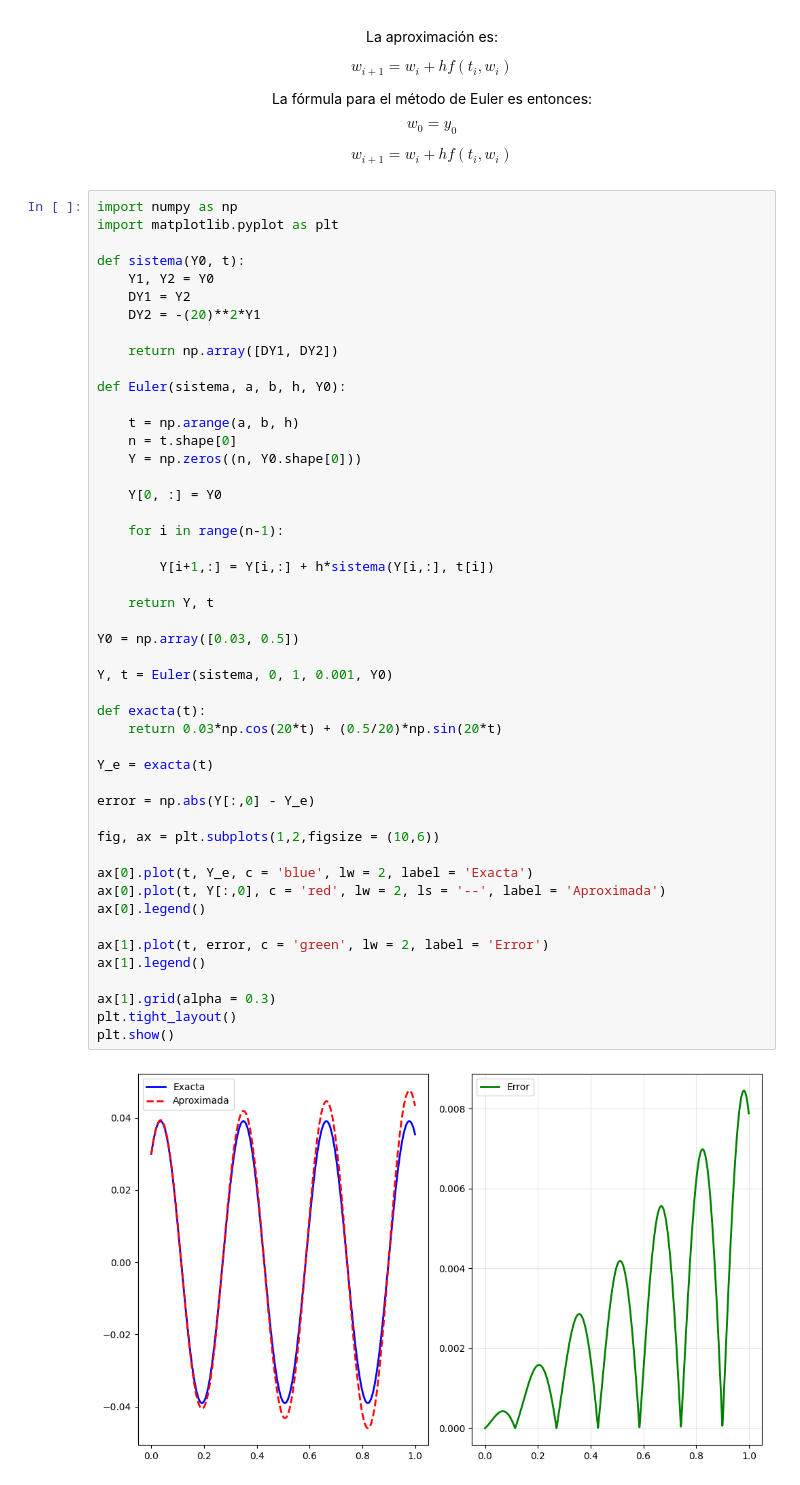
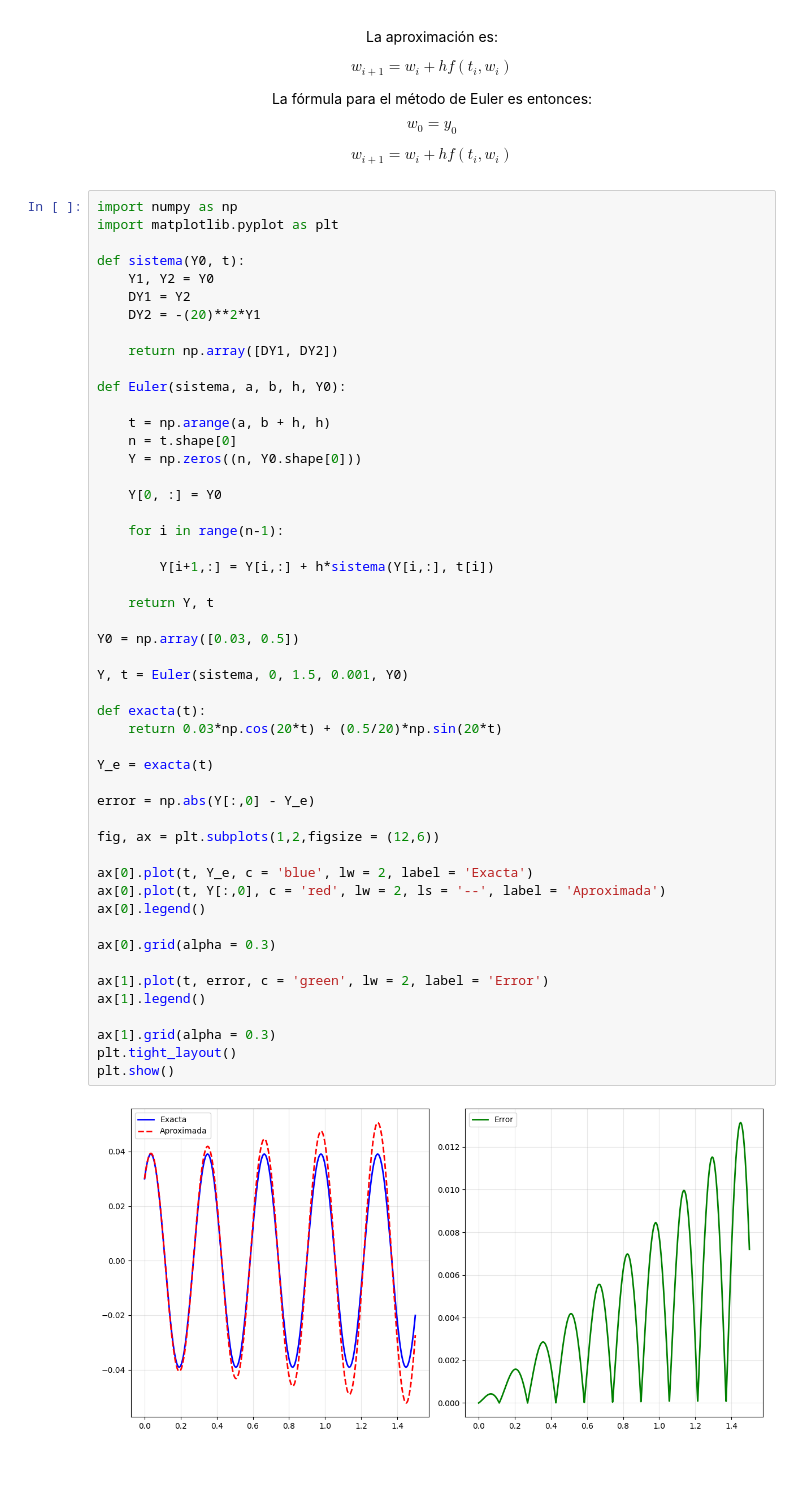
Before and after one commit to Alexander1251GIT/Analisis_Numerico, a Jupyter notebook: EDOs.ipynb, the cells around one changed output. Saved outputs shown, nothing was run; the diff lists cells and outputs as text.

```diff
--- a/EDOs.ipynb
+++ b/EDOs.ipynb
@@ -31,40 +31,42 @@ def sistema(Y0, t):
 
 def Euler(sistema, a, b, h, Y0):
 
-    t = np.arange(a, b, h)
+    t = np.arange(a, b + h, h)
     n = t.shape[0]
     Y = np.zeros((n, Y0.shape[0]))
 
     Y[0, :] = Y0
 
     for i in range(n-1):
 
         Y[i+1,:] = Y[i,:] + h*sistema(Y[i,:], t[i])
 
     return Y, t
 
 Y0 = np.array([0.03, 0.5])
 
-Y, t = Euler(sistema, 0, 1, 0.001, Y0)
+Y, t = Euler(sistema, 0, 1.5, 0.001, Y0)
 
 def exacta(t):
     return 0.03*np.cos(20*t) + (0.5/20)*np.sin(20*t)
 
 Y_e = exacta(t)
 
 error = np.abs(Y[:,0] - Y_e)
 
-fig, ax = plt.subplots(1,2,figsize = (10,6))
+fig, ax = plt.subplots(1,2,figsize = (12,6))
 
 ax[0].plot(t, Y_e, c = 'blue', lw = 2, label = 'Exacta')
 ax[0].plot(t, Y[:,0], c = 'red', lw = 2, ls = '--', label = 'Aproximada')
 ax[0].legend()
+
+ax[0].grid(alpha = 0.3)
 
 ax[1].plot(t, error, c = 'green', lw = 2, label = 'Error')
 ax[1].legend()
 
 ax[1].grid(alpha = 0.3)
 plt.tight_layout()
 plt.show()
 # %% [output]
-[figure, old version]
+[figure, new version]
```
Also changed, not shown: parts of 2 cells of this notebook.
